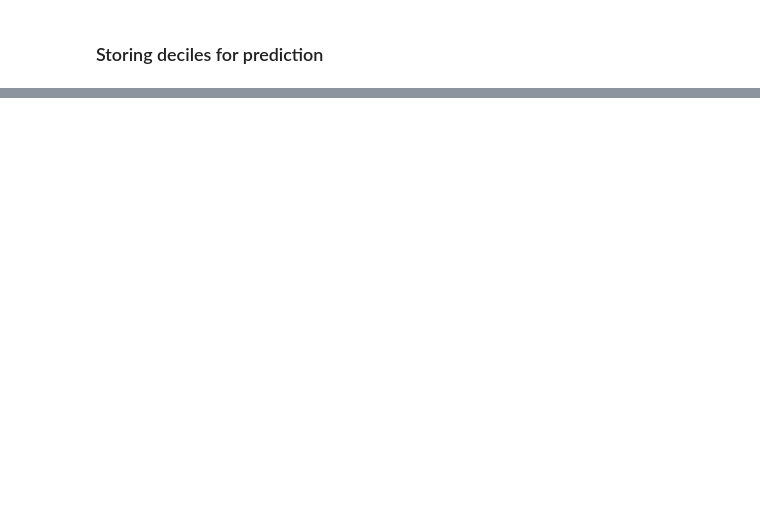
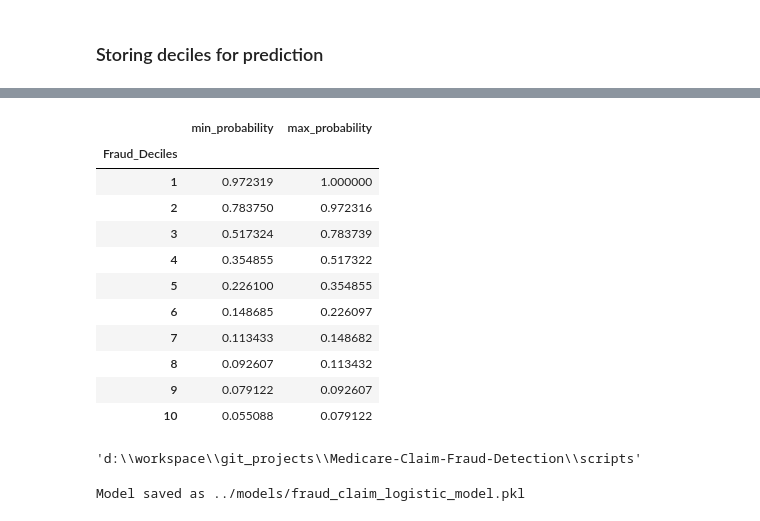
Before and after one commit to rohit180497/Medicare-Claim-Fraud-Detection, a Jupyter notebook: scripts/base_model.ipynb, the cells around one changed output, grey strips where cells are left out. Cells and saved outputs as stored; diff of their text form; code cells hidden in the pictures; blank space fills up the shorter version.

```diff
--- a/scripts/base_model.ipynb
+++ b/scripts/base_model.ipynb
@@ -731,0 +712,15 @@ Fraud_Deciles
+# %%
+decile_prob_ranges
+# %% [output]
+|  | min_probability | max_probability |
+| Fraud_Deciles |  |  |
+| 1 | 0.972319 | 1.000000 |
+| 2 | 0.783750 | 0.972316 |
+| 3 | 0.517324 | 0.783739 |
+| 4 | 0.354855 | 0.517322 |
+| 5 | 0.226100 | 0.354855 |
+| 6 | 0.148685 | 0.226097 |
+| 7 | 0.113433 | 0.148682 |
+| 8 | 0.092607 | 0.113432 |
+| 9 | 0.079122 | 0.092607 |
+| 10 | 0.055088 | 0.079122 |
@@ -731,0 +729,16 @@ Fraud_Deciles
+# %%
+os.getcwd()
+# %% [output]
+'d:\\workspace\\git_projects\\Medicare-Claim-Fraud-Detection\\scripts'
+# %%
+import pickle
+
+model_filename = '../models/fraud_claim_logistic_model.pkl'
+
+# Save the model to a file in .pkl format
+with open(model_filename, 'wb') as file:
+    pickle.dump(lr_model, file)
+
+print(f"Model saved as {model_filename}")
+# %% [output]
+Model saved as ../models/fraud_claim_logistic_model.pkl
```
Also changed, not shown: parts of 21 cells of this notebook, 5 other files.
